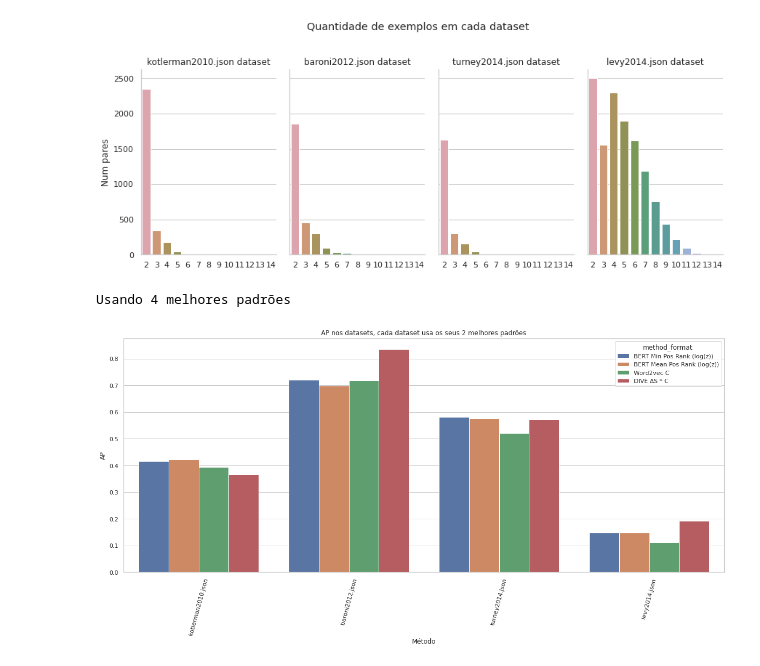
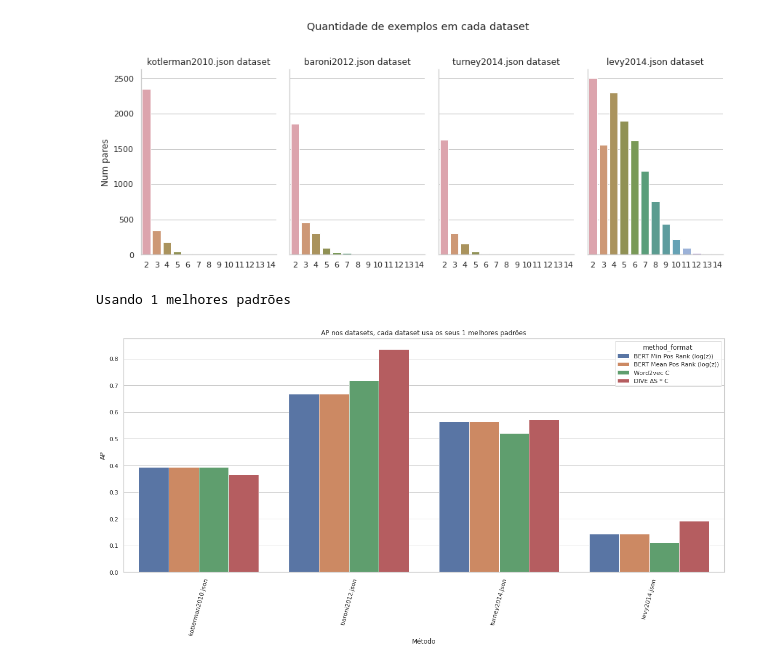
Before and after one commit to eraldoluis/hyper_bert, a Jupyter notebook: nb/english/datasets_sem_pos.ipynb, the cells around one changed output. Saved outputs shown, nothing was run; the diff lists cells and outputs as text; code cells hidden in the pictures.

```diff
--- a/nb/english/datasets_sem_pos.ipynb
+++ b/nb/english/datasets_sem_pos.ipynb
@@ -130,7 +130,7 @@ for best_pattern_num in range(1, len(best_pattern_train)+1):
             df = pd.DataFrame({'n_best': [best_pattern_num],'dataset': [dataset_name], 'N': [n_pair], 'hyper_num': [hyper_num], 'method': f"mean {score_name}", 'AP': [mean_ap]})
             df_en.append(df)
 
-best_pattern_num = 4
+best_pattern_num = 1
 df = pd.concat(df_en)
 df = df[df['n_best'] == best_pattern_num]
 
@@ -139,13 +139,13 @@ df['method_format'] = df['method'].map(method_names)
 
 print(f"Usando {best_pattern_num} melhores padrões")
 # %% [output]
-Usando 4 melhores padrões
+Usando 1 melhores padrões
 # %%
 # AP por método
 plt.figure(figsize=(20,8))
 ax = sns.barplot(x='dataset' ,hue="method_format", y="AP", ci="sd",data=df)
 ax.set(xlabel="Método")
-ax.set_title(f"AP nos datasets, cada dataset usa os seus 2 melhores padrões")
+ax.set_title(f"AP nos datasets, cada dataset usa os seus {best_pattern_num} melhores padrões")
 _ = plt.xticks(rotation=75)
 # %% [output]
-[figure, old version]
+[figure, new version]
```
